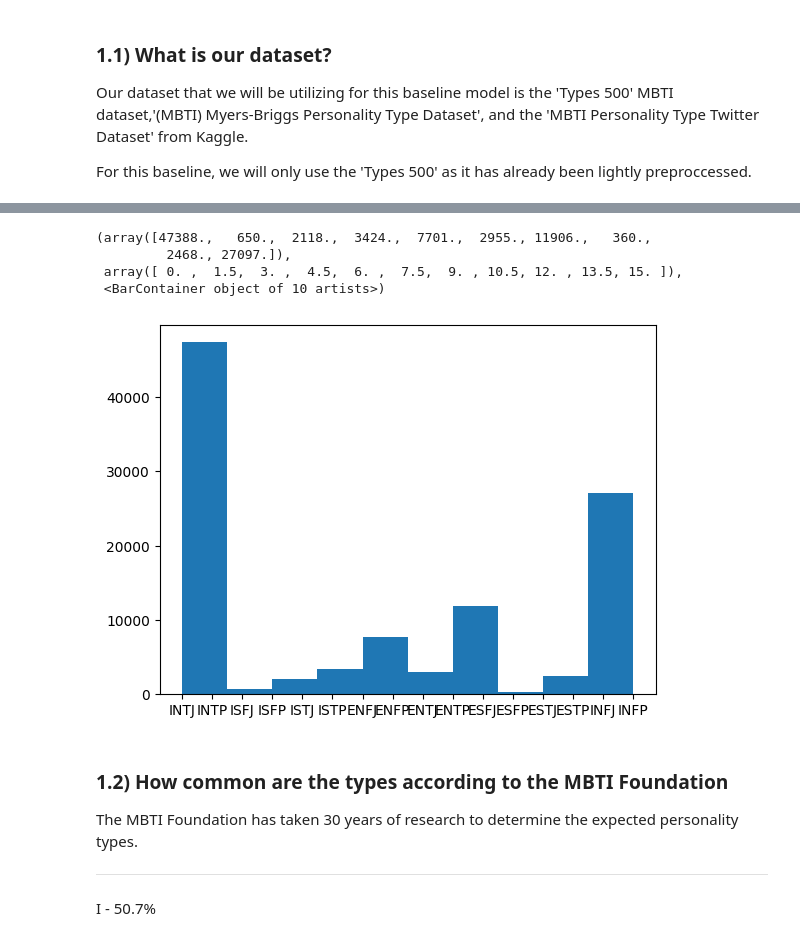
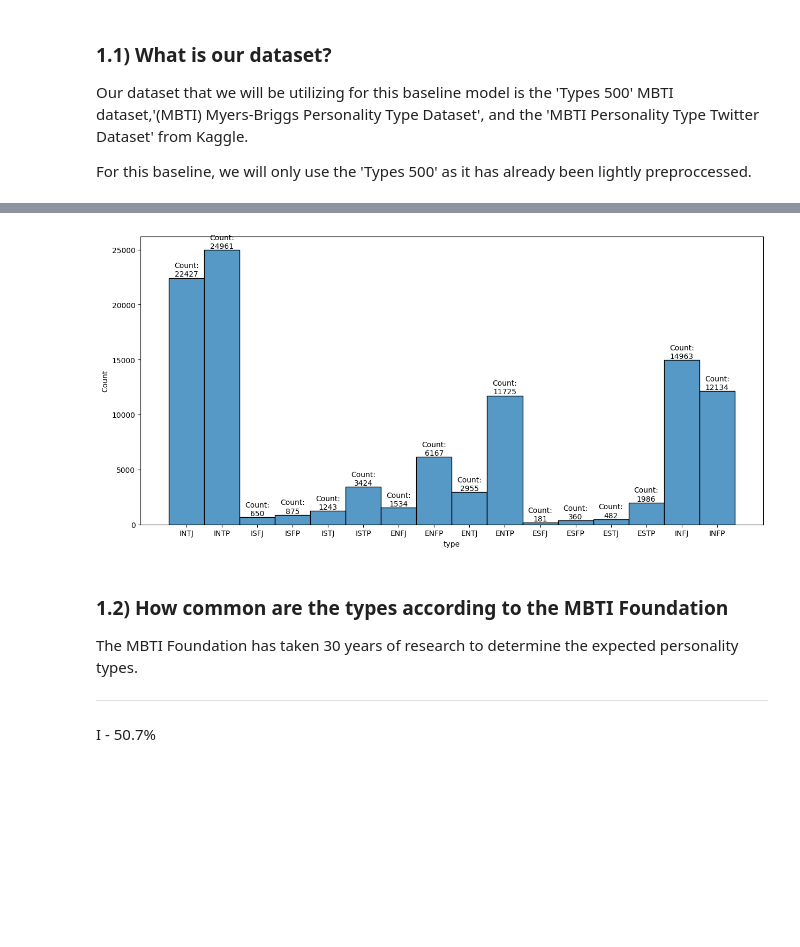
Before and after one commit to MattCarland/post2personality, a Jupyter notebook: baseline-model.ipynb, the cells around one changed output, grey strips where cells are left out. Saved outputs shown, nothing was run; the diff lists cells and outputs as text; code cells hidden in the pictures; blank space fills up the shorter version.

```diff
--- a/baseline-model.ipynb
+++ b/baseline-model.ipynb
@@ -25,13 +16,17 @@ data.head()
 # %%
 import matplotlib.pyplot as plt
+import seaborn as sns
 
-plt.hist(data['type'])
+## Make a Plot
+ax = plt.subplot()
+
+## Histogram for Quick Barplot with Counts on Top
+sns.histplot(data.type);
+ax.bar_label(ax.containers[1], fmt = 'Count:\n%.0f', label_type='edge');
+ax.figure.set_figwidth(15);
+ax.figure.set_figheight(7);
 # %% [output]
-(array([47388.,   650.,  2118.,  3424.,  7701.,  2955., 11906.,   360.,
-         2468., 27097.]),
- array([ 0. ,  1.5,  3. ,  4.5,  6. ,  7.5,  9. , 10.5, 12. , 13.5, 15. ]),
- <BarContainer object of 10 artists>)
-[figure, old version]
+[figure, new version]
 # %% [markdown]
 ###  1.2) How common are the types according to the MBTI Foundation
 
```
Also changed, not shown: parts of 35 cells of this notebook.
